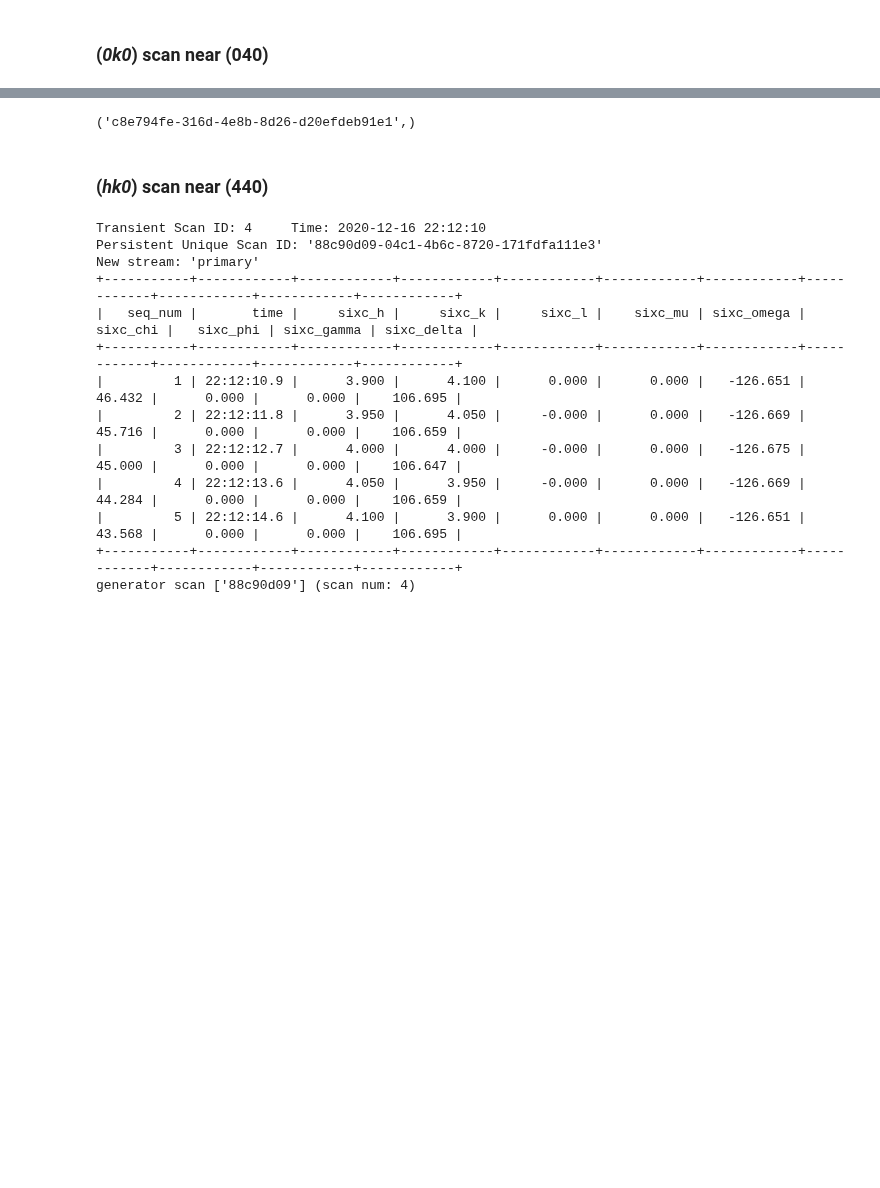
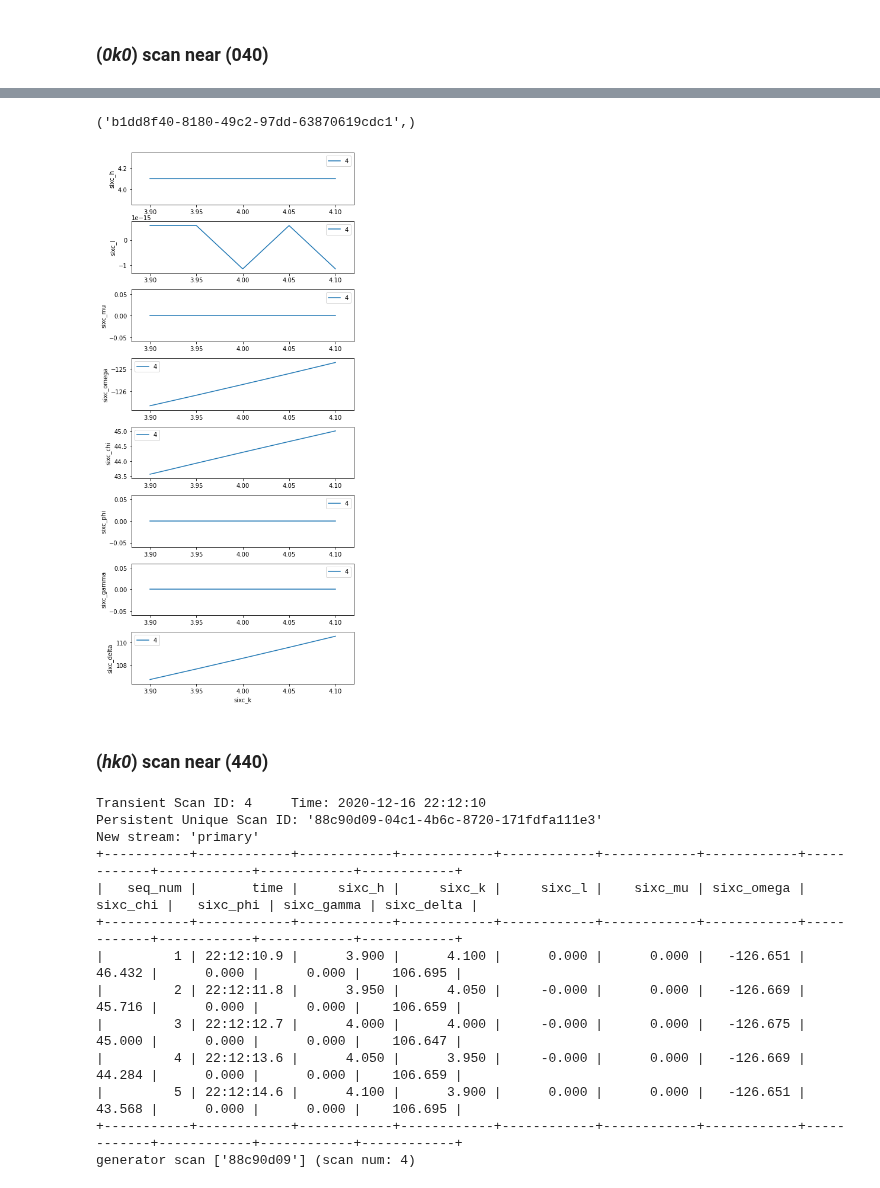
Before and after one commit to bluesky/hklpy, a Jupyter notebook: examples/geo_e6c.ipynb, the cells around one changed output, grey strips where cells are left out. Cells and saved outputs as stored; diff of their text form; code cells hidden in the pictures; blank space fills up the shorter version.

```diff
--- a/examples/geo_e6c.ipynb
+++ b/examples/geo_e6c.ipynb
@@ -391,5 +398,5 @@ generator scan ['b839acbe'] (scan num: 2)
 # %% [markdown]
 ### (_0k0_) scan near (040)
 # %%
-RE(bp.scan([], sixc.k, 3.9, 4.1, 5))
+RE(bp.scan([sixc], sixc.k, 3.9, 4.1, 5))
 # %% [output]
@@ -409,4 +416,5 @@ generator scan ['c8e794fe'] (scan num: 3)
-('c8e794fe-316d-4e8b-8d26-d20efdeb91e1',)
+('b1dd8f40-8180-49c2-97dd-63870619cdc1',)
+[figure, added]
 # %% [markdown]
 ### (_hk0_) scan near (440)
 # %%
```
Also changed, not shown: parts of 8 cells of this notebook.
